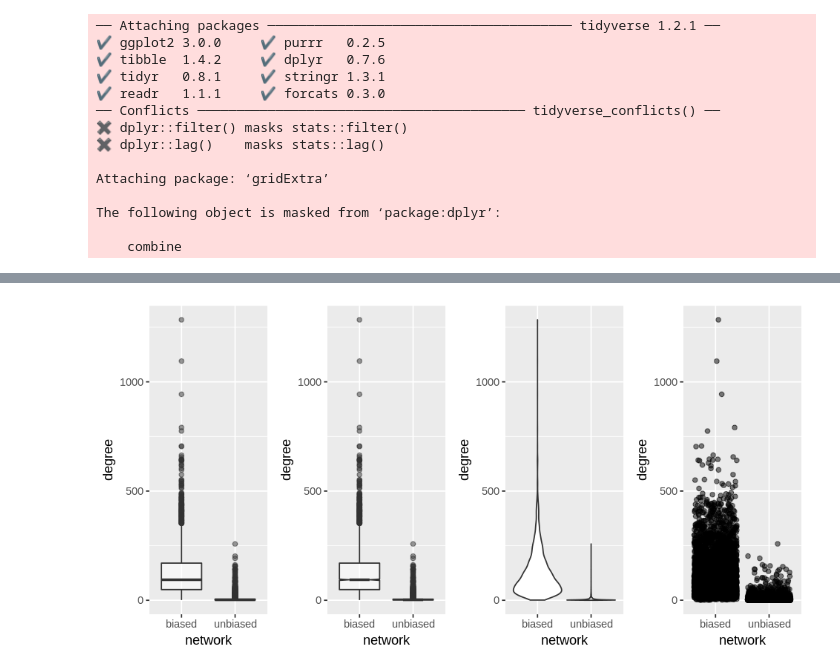
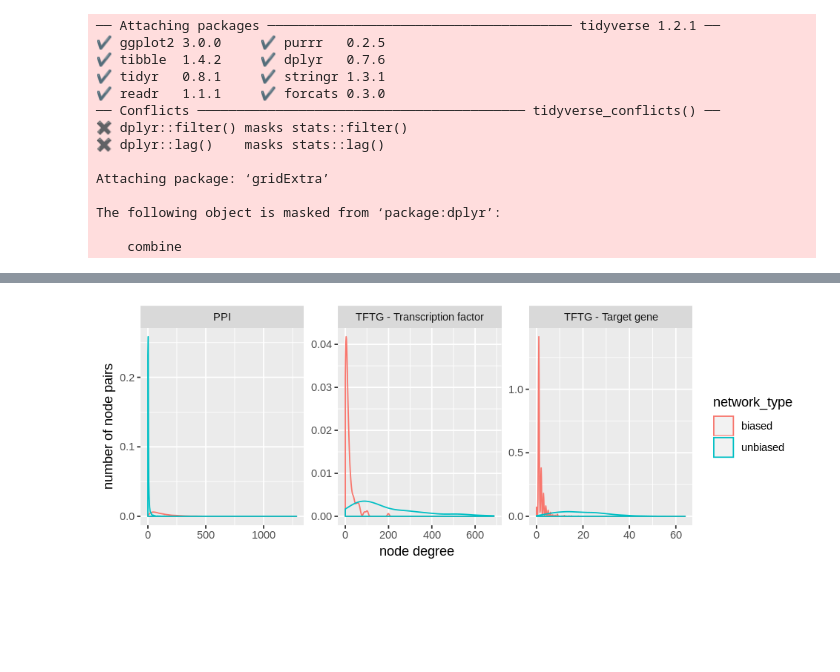
Before and after one commit to greenelab/xswap-analysis, a Jupyter notebook: nb/fig1.degree_dist/degree-dist.ipynb, the cells around one changed output, grey strips where cells are left out. Cells and saved outputs as stored; diff of their text form; code cells hidden in the pictures; blank space fills up the shorter version.

```diff
--- a/nb/fig1.degree_dist/degree-dist.ipynb
+++ b/nb/fig1.degree_dist/degree-dist.ipynb
@@ -86,27 +109,20 @@ grid.arrange(scatter, heatmap, ncol = 2)
-# %%
-options(repr.plot.width=8, repr.plot.height=4)
-
-box <- (
-    ggplot(vis_dists, aes(x = network, y = degree))
-    + geom_boxplot(alpha=0.5)
-)
-
-notched <- (
-    ggplot(vis_dists, aes(x = network, y = degree))
-    + geom_boxplot(notch = T, alpha=0.5)
-
-)
-
-violin <- (
-    ggplot(vis_dists, aes(x = network, y = degree))
-    + geom_violin(scale = "width")
-)
-
-jitter <- (
-    ggplot(vis_dists, aes(x = network, y = degree))
-    + geom_jitter(alpha=0.5)
-)
-
-grid.arrange(box, notched, violin, jitter, ncol = 4)
-# %% [output]
-[figure, removed]
+# %%
+options(repr.plot.width=8, repr.plot.height=3)
+
+vis_dists <- (
+    ggplot(vis_df, aes(x = degree, color=network_type))
+    + geom_density(position = position_identity(), alpha = 0.5)
+    + facet_wrap("name", scales='free')
+    + scale_fill_brewer(palette = "Set1")
+    + ylab('number of node pairs')
+    + xlab('node degree')
+)
+
+# ggsave(plot = vis_dists, filename = '../../img/degree_dists.png', dpi = 500,
+#        width=8, height=3)
+# ggsave(plot = vis_dists, filename = '../../../xswap-manuscript/content/images/degree_dists.png', dpi = 500,
+#        width=8, height=3)
+
+vis_dists
+# %% [output]
+[figure, added]
```
Also changed, not shown: parts of 7 cells of this notebook, 7 other files.
